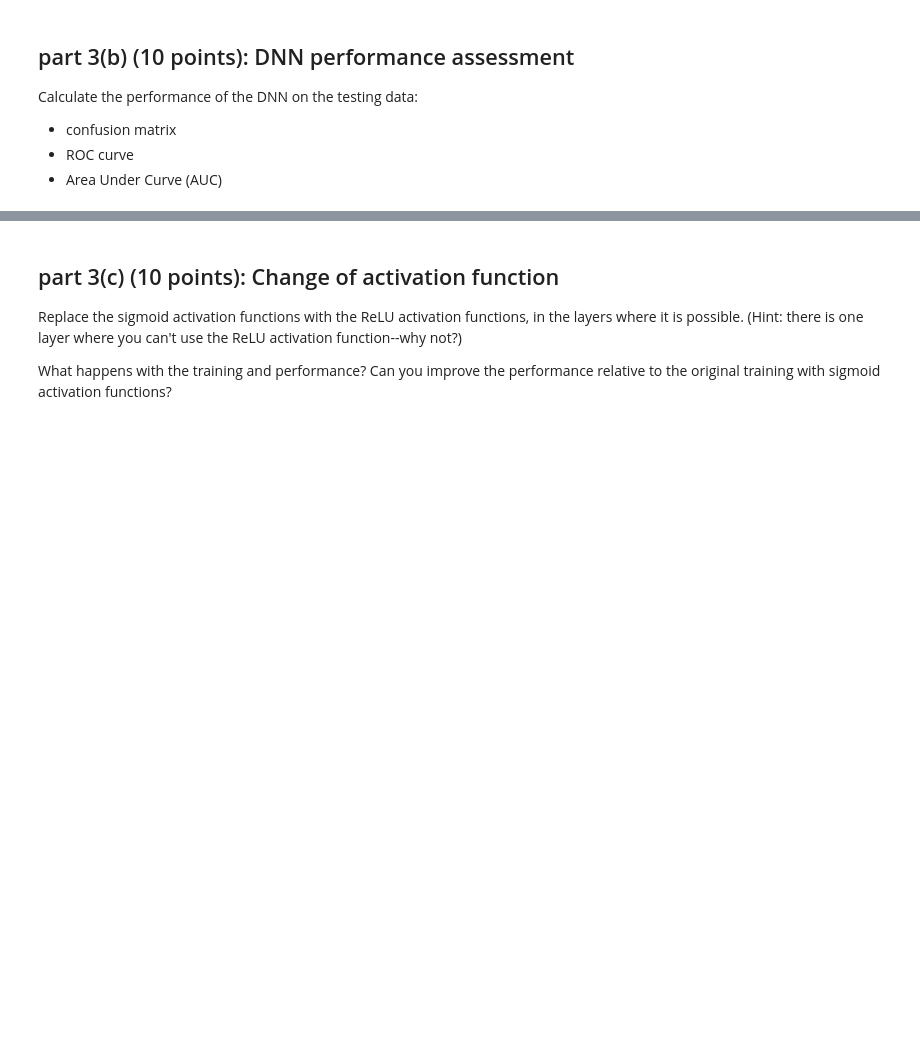
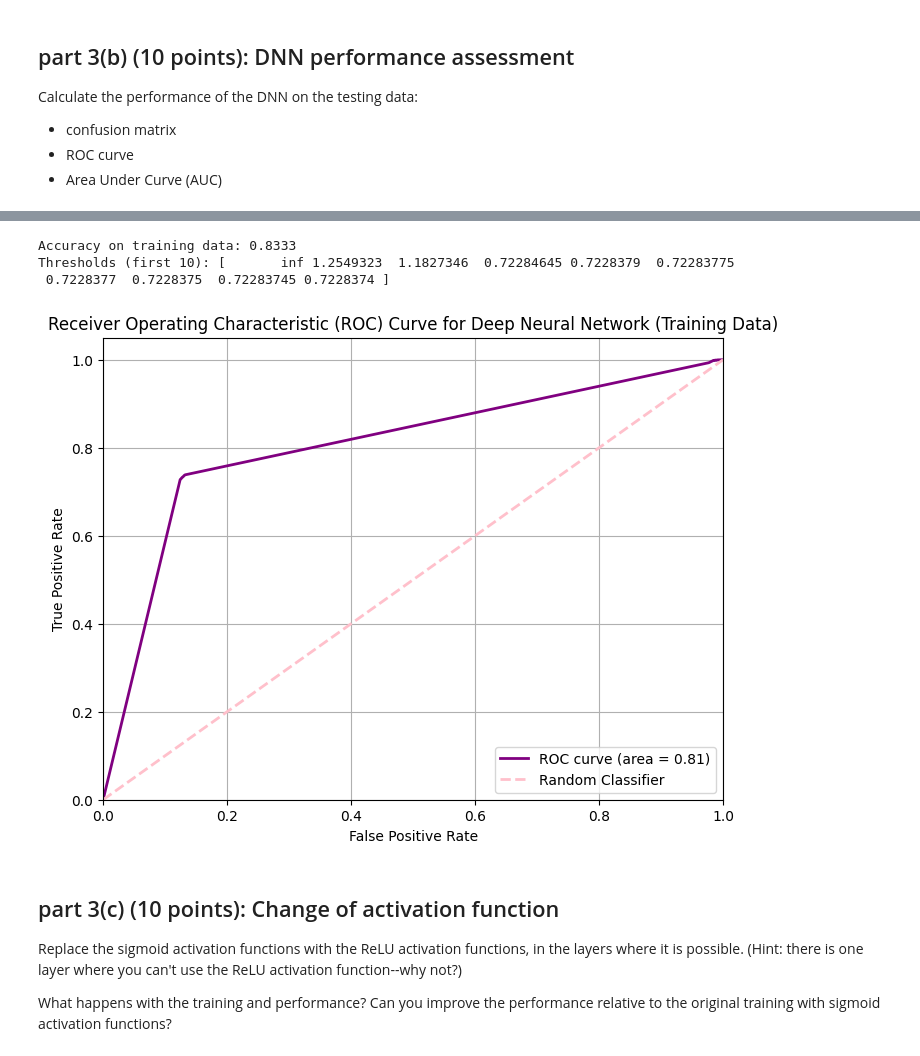
Before and after one commit to lbovet8/phys152-2026, a Jupyter notebook: Exercises/Homework-2.ipynb, the cells around one changed output, grey strips where cells are left out. Drawn from its saved outputs; the diff is of its cells as text; code cells hidden in the pictures; blank space fills up the shorter version.

```diff
--- a/Exercises/Homework-2.ipynb
+++ b/Exercises/Homework-2.ipynb
@@ -336,3 +448,66 @@ Calculate the performance of the DNN on the testing data:
+# %%
+from sklearn.metrics import roc_curve, auc, accuracy_score
+import matplotlib.pyplot as plt
+import torch
+import numpy as np
+
+# Ensure the model is on the correct device (CPU or GPU)
+device = torch.device('cuda' if torch.cuda.is_available() else 'cpu')
+model.to(device)
+
+# Set the model to evaluation mode
+model.eval()
+
+all_labels = []
+all_predictions = []
+
+# Disable gradient calculations for inference
+with torch.no_grad():
+    for data, target in train_loader:
+        data, target = data.to(device), target.to(device)
+        output = model(data)
+        all_predictions.extend(output.cpu().numpy())
+        all_labels.extend(target.cpu().numpy())
+
+# Convert lists to numpy arrays
+y_true = np.array(all_labels)
+y_pred_proba = np.array(all_predictions)
+
+# For binary classification with Sigmoid, output is already probability, but ensure shape is correct
+# y_pred_proba will be (N, 1), we need (N,) for roc_curve
+y_pred_proba = y_pred_proba.flatten()
+y_true = y_true.flatten()
+
+# Convert probabilities to binary predictions for accuracy calculation (e.g., threshold at 0.5)
+y_pred_binary = (y_pred_proba > 0.5).astype(int)
+
+# Calculate Accuracy
+accuracy = accuracy_score(y_true, y_pred_binary)
+print(f"Accuracy on training data: {accuracy:.4f}")
+
+# Calculate ROC curve
+fpr, tpr, thresholds = roc_curve(y_true, y_pred_proba)
+roc_auc = auc(fpr, tpr)
+
+print("Thresholds (first 10):", thresholds[:10]) # Print first 10 thresholds, not all
+
+# Plot ROC curve
+plt.figure(figsize=(8, 6))
+plt.plot(fpr, tpr, color='purple', lw=2, label=f'ROC curve (area = {roc_auc:.2f})')
+plt.plot([0, 1], [0, 1], color='pink', lw=2, linestyle='--', label='Random Classifier')
+plt.xlim([0.0, 1.0])
+plt.ylim([0.0, 1.05])
+plt.xlabel('False Positive Rate')
+plt.ylabel('True Positive Rate')
+plt.title('Receiver Operating Characteristic (ROC) Curve for Deep Neural Network (Training Data)')
+plt.legend(loc='lower right')
+plt.grid(True)
+plt.show()
+# %% [output]
+Accuracy on training data: 0.8333
+Thresholds (first 10): [       inf 1.2549323  1.1827346  0.72284645 0.7228379  0.72283775
+ 0.7228377  0.7228375  0.72283745 0.7228374 ]
+[figure, added]
 # %% [markdown]
 ## part 3(c) (10 points): Change of activation function
 
```
Also changed, not shown: parts of 9 cells of this notebook.
